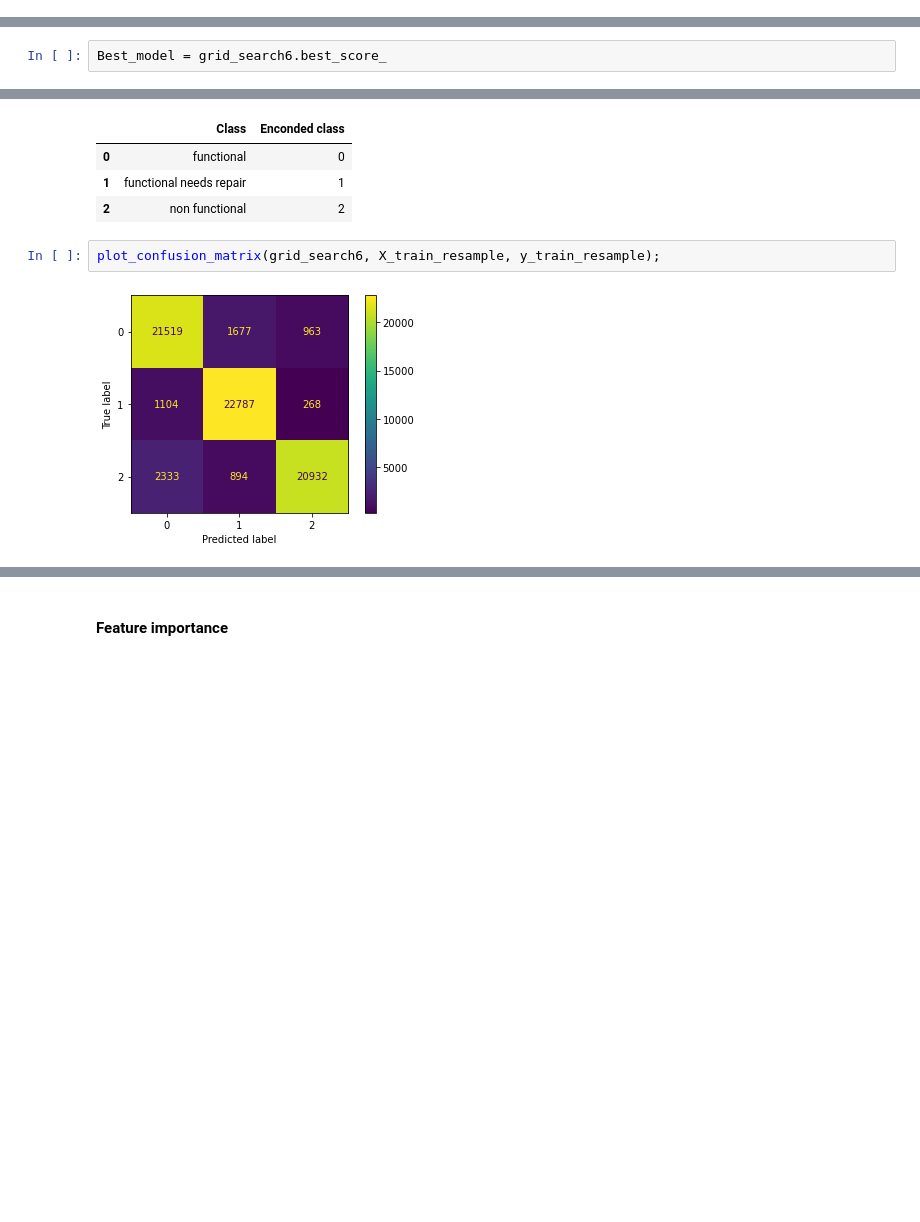
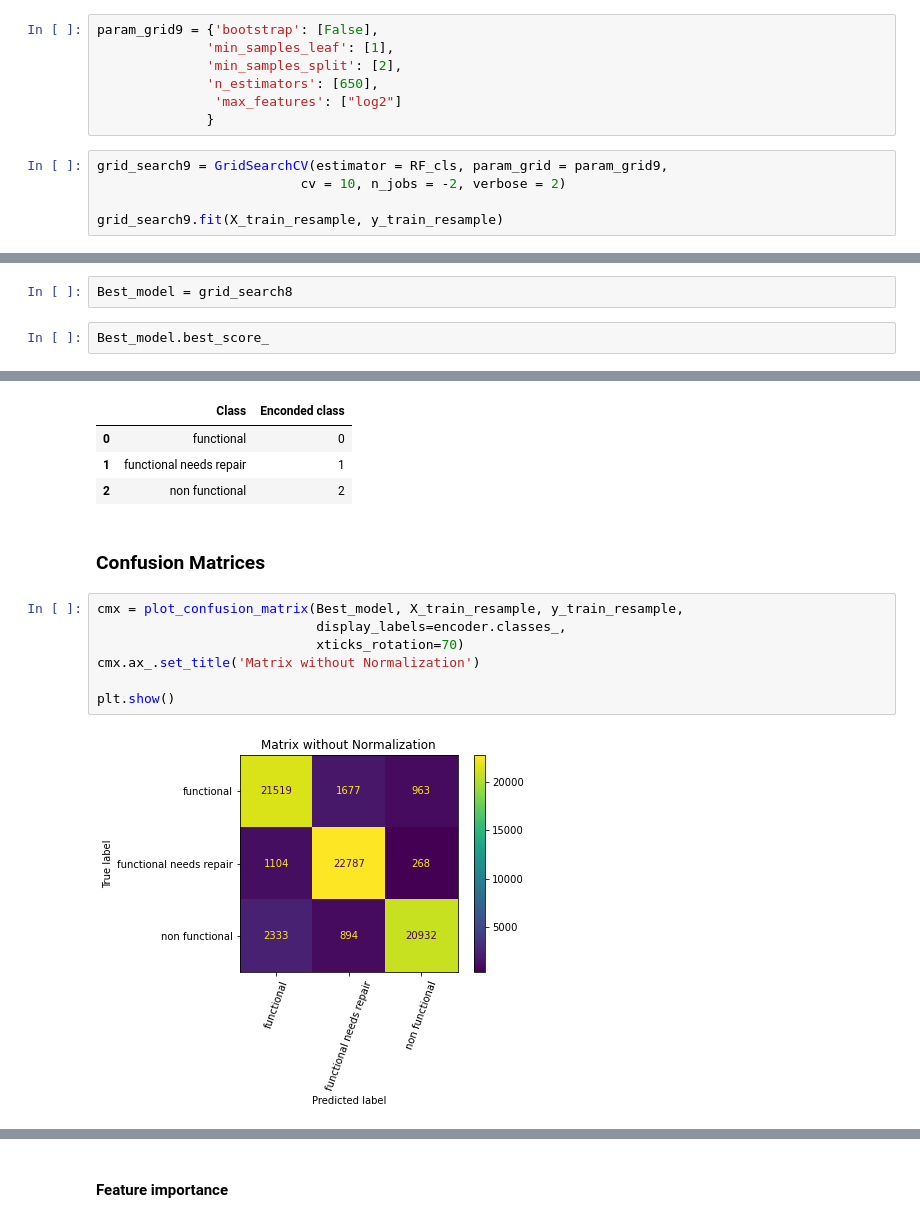
Before and after one commit to RaulCTorres/Tanzanian_Water_Wells, a Jupyter notebook: Scratch_code/Juan_Notebook.ipynb, the cells around one changed output, grey strips where cells are left out. Saved outputs shown, nothing was run; the diff lists cells and outputs as text; blank space fills up the shorter version.

```diff
--- a/Scratch_code/Juan_Notebook.ipynb
+++ b/Scratch_code/Juan_Notebook.ipynb
@@ -1389,0 +1457,12 @@ Tunning max_depth brought down our score by a significant amount
+# %%
+param_grid9 = {'bootstrap': [False],
+              'min_samples_leaf': [1],
+              'min_samples_split': [2],
+              'n_estimators': [650],
+               'max_features': ["log2"]
+              }
+# %%
+grid_search9 = GridSearchCV(estimator = RF_cls, param_grid = param_grid9,
+                          cv = 10, n_jobs = -2, verbose = 2)
+
+grid_search9.fit(X_train_resample, y_train_resample)
@@ -1390,6 +1473,8 @@ Tunning max_depth brought down our score by a significant amount
 # %% [markdown]
 ## Best Model
 (so far)
+# %%
+Best_model = grid_search8
 # %%
-Best_model = grid_search6.best_score_
+Best_model.best_score_
 # %% [output]
@@ -1423,7 +1507,14 @@ class_nm
 | 0 | functional | 0 |
 | 1 | functional needs repair | 1 |
 | 2 | non functional | 2 |
-# %%
-plot_confusion_matrix(grid_search6, X_train_resample, y_train_resample);
-# %% [output]
-[figure, removed]
+# %% [markdown]
+### Confusion Matrices
+# %%
+cmx = plot_confusion_matrix(Best_model, X_train_resample, y_train_resample,
+                            display_labels=encoder.classes_,
+                            xticks_rotation=70)
+cmx.ax_.set_title('Matrix without Normalization')
+
+plt.show()
+# %% [output]
+[figure, added]
```
Also changed, not shown: parts of 19 cells of this notebook.
